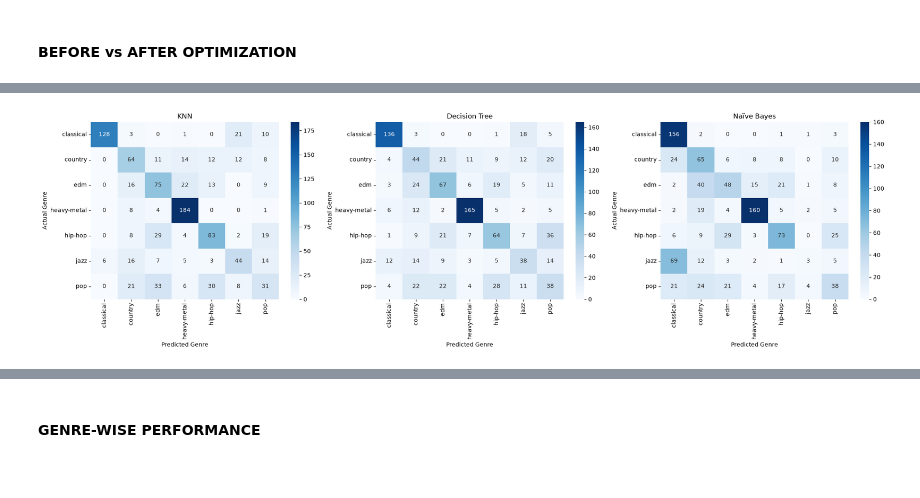
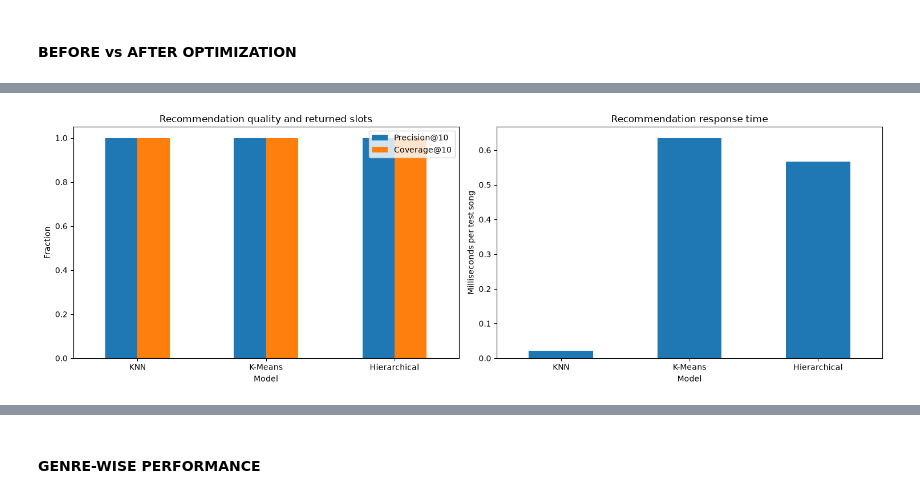
Before and after one commit to ashish-um/music-recommender-knn, a Jupyter notebook: Music_Recommendation_KNN.ipynb, the cells around one changed output, grey strips where cells are left out. Drawn from its saved outputs; the diff is of its cells as text; code cells hidden in the pictures.

```diff
--- a/Music_Recommendation_KNN.ipynb
+++ b/Music_Recommendation_KNN.ipynb
@@ -376,8 +399,9 @@ Parameters: {'algorithm': 'auto', 'leaf_size': 30, 'metric': 'minkowski', 'metri
 #### KNN RECOMMENDER (NEAREST NEIGHBORS)
 # %%
 # The recommender uses the same KNN idea without a target column:
-# it simply finds the K songs whose audio features are closest to the given song.
-all_songs_scaled = scaler.transform(X)
+# it simply finds the K songs whose audio and genre features are closest to the given song.
+all_songs_scaled = np.hstack([scaler.transform(X),
+                               genre_feature_encoder.transform(df[["track_genre"]])])
 
 recommender = NearestNeighbors(n_neighbors=11, metric="euclidean")
 recommender.fit(all_songs_scaled)
@@ -512,7 +536,7 @@ k_values = range(1, 31)
 k_accuracy = []
 
 for k in k_values:
-    model = KNeighborsClassifier(n_neighbors=k)
+    model = KNeighborsClassifier(n_neighbors=k, metric="euclidean")
     model.fit(X_train_scaled, y_train)
     k_accuracy.append(accuracy_score(y_test, model.predict(X_test_scaled)))
 
@@ -549,12 +573,12 @@ CV Standard Deviation: 0.0035
 param_grid = {
     "n_neighbors": [3, 5, 7, 9, 11, 15, 21, 25, 31],
     "weights": ["uniform", "distance"],
-    "metric": ["euclidean", "manhattan", "cosine"]
+    "metric": ["euclidean"]
 }
 
 # 2. Perform Grid Search CV
 grid = GridSearchCV(
-    KNeighborsClassifier(),
+    KNeighborsClassifier(metric="euclidean"),
     param_grid,
     cv=5,
     scoring="accuracy",
@@ -633,8 +658,8 @@ plt.show()
 # %% [markdown]
 #### OPTIMIZED RECOMMENDER
 # %%
-# The best distance metric found by Grid Search is also used by the recommender.
-best_metric = grid.best_params_["metric"]
+# Euclidean distance is fixed everywhere; tuning K and weights changes genre voting only.
+best_metric = "euclidean"
 
 tuned_p_at_10 = precision_at_k(NearestNeighbors(metric=best_metric), k=10)
 print("Precision@10 (optimized recommender, metric =", best_metric + "):", round(tuned_p_at_10, 4))
@@ -710,48 +749,36 @@ Precision, recall and F1 are weighted averages. Recommendation quality remains P
 # %%
-from sklearn.tree import DecisionTreeClassifier
-from sklearn.naive_bayes import GaussianNB
+# Set None to detect the elbow automatically; an integer overrides detection.
+n_clusters = 7
+cluster_models, recommendation_comparison, clustering_diagnostics = compare_recommenders(
+    X_train_recommend, y_train.to_numpy(), X_test_recommend, y_test.to_numpy(),
+    metric=best_metric, k=10, n_clusters=n_clusters, random_state=42)
 
-# Same training/test songs and scaled features as KNN; only KNN was grid-search tuned.
-classifier_models = {
-    "KNN": best_knn,
-    "Decision Tree": DecisionTreeClassifier(random_state=42),
-    "Naïve Bayes": GaussianNB(),
-}
-classifier_rows = []
-fig, axes = plt.subplots(1, 3, figsize=(21, 6))
-for ax, (name, classifier) in zip(axes, classifier_models.items()):
-    if name != "KNN":
-        classifier.fit(X_train_scaled, y_train)
-    prediction = classifier.predict(X_test_scaled)
-    classifier_rows.append({
-        "Model": name,
-        "Accuracy": accuracy_score(y_test, prediction),
-        "Precision": precision_score(y_test, prediction, average="weighted", zero_division=0),
-        "Recall": recall_score(y_test, prediction, average="weighted", zero_division=0),
-        "F1-Score": f1_score(y_test, prediction, average="weighted", zero_division=0),
-    })
-    sns.heatmap(confusion_matrix(y_test, prediction), annot=True, fmt="d", cmap="Blues",
-                xticklabels=genre_encoder.classes_, yticklabels=genre_encoder.classes_, ax=ax)
-    ax.set_title(name)
-    ax.set_xlabel("Predicted Genre")
-    ax.set_ylabel("Actual Genre")
+recommendation_table = recommendation_comparison["table"].sort_values(
+    "Precision@10", ascending=False, kind="stable").reset_index(drop=True)
+assert set(recommendation_table["Model"]) == {"KNN", "K-Means", "Hierarchical"}
+assert recommendation_table["Precision@10"].between(0, 1).all()
+print(f"Same {recommendation_comparison['train_songs']} training and "
+      f"{recommendation_comparison['test_songs']} test songs for every method.")
+print(recommendation_table.to_string(index=False, float_format=lambda value: f"{value:.4f}"))
+print("Cluster count:", recommendation_comparison["n_clusters"],
+      "Selection:", recommendation_comparison["cluster_selection"])
+
+fig, axes = plt.subplots(1, 2, figsize=(15, 5))
+recommendation_table.plot.bar(x="Model", y=["Precision@10", "Coverage@10"],
+                              ylim=(0, 1.05), rot=0, ax=axes[0])
+axes[0].set(title="Recommendation quality and returned slots", ylabel="Fraction")
+recommendation_table.plot.bar(x="Model", y="Query ms/song", rot=0, legend=False, ax=axes[1])
+axes[1].set(title="Recommendation response time", ylabel="Milliseconds per test song")
 plt.tight_layout()
 plt.show()
 
-classifier_comparison = pd.DataFrame(classifier_rows).sort_values(
-    "Accuracy", ascending=False, kind="stable").reset_index(drop=True)
-assert len(classifier_comparison) == 3
-assert classifier_comparison["Accuracy"].between(0, 1).all()
-assert classifier_comparison.loc[classifier_comparison["Model"] == "KNN", "Accuracy"].iloc[0] == tuned_accuracy
-print(classifier_comparison.to_string(index=False, float_format=lambda value: f"{value:.4f}"))
-best_accuracy = classifier_comparison["Accuracy"].max()
-winners = classifier_comparison.loc[classifier_comparison["Accuracy"] == best_accuracy, "Model"]
-print(f"Highest test accuracy: {', '.join(winners)} ({best_accuracy:.2%})")
-
-ax = classifier_comparison.plot.bar(x="Model", y="Accuracy", legend=False, ylim=(0, 1.1), rot=0)
-ax.bar_label(ax.containers[0], labels=[f"{score:.2%}" for score in classifier_comparison["Accuracy"]])
-ax.set_ylabel("Test accuracy")
-ax.set_title("Genre classification: KNN vs Decision Tree vs Naïve Bayes")
-plt.tight_layout()
-plt.show()
+# For interactive use, assign other catalogue songs to learned centroids.
+# Preserve the original memberships of songs actually used for clustering.
+fitted_indices = X_train.index.to_numpy()[recommendation_comparison["train_indices"]]
+catalogue_clusters = {}
+for name, model in cluster_models.items():
+    labels = model.predict(all_songs_scaled)
+    labels[fitted_indices] = model.labels
+    catalogue_clusters[name] = replace(model, labels=labels)
+recommendation_models = {"KNN": best_recommender, **catalogue_clusters}
 # %% [output]
@@ -758 +791 @@ plt.show()
-[figure, old version]
+[figure, new version]
```
Also changed, not shown: parts of 37 cells of this notebook, 29 other files.
